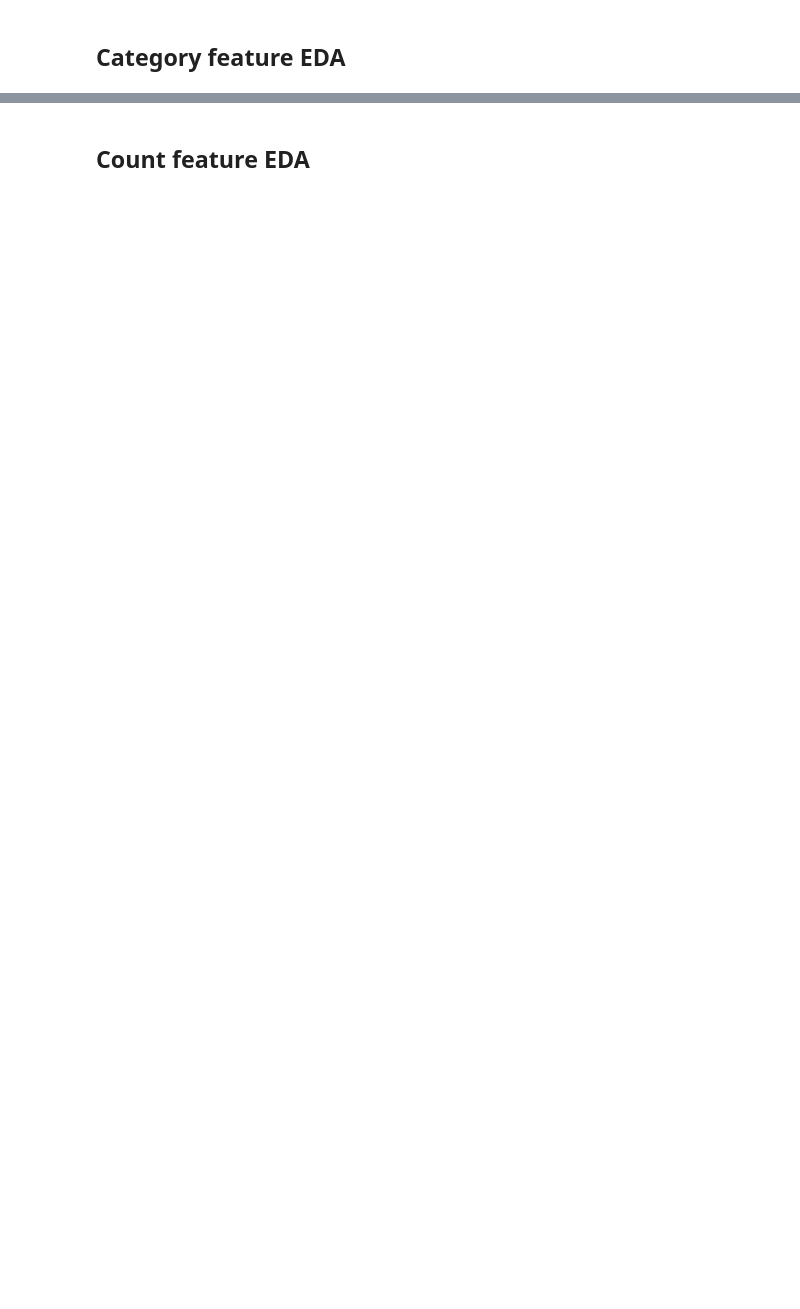
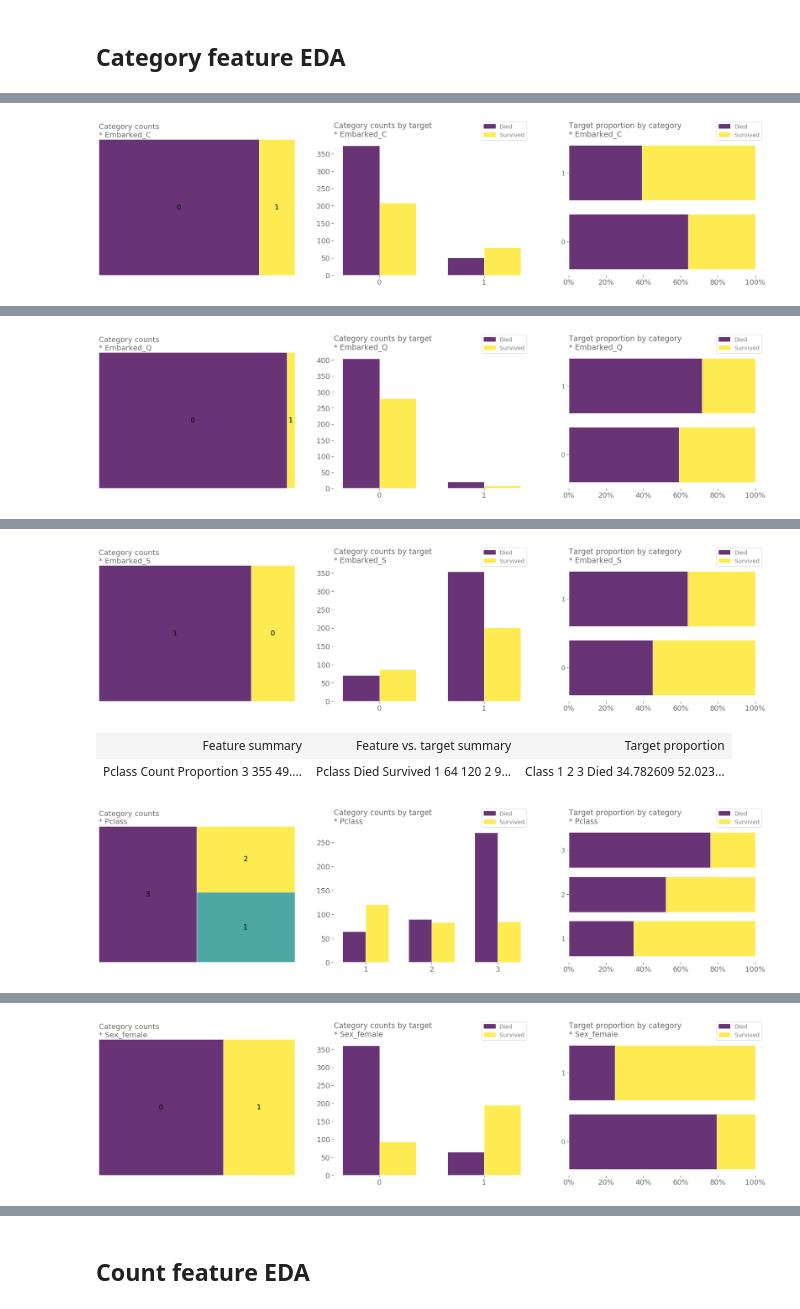
Before and after one commit to sudhu26/data-science-portfolio, a Jupyter notebook: kaggle/Titanic/kernel-Copy1.ipynb, the cells around one changed output, grey strips where cells are left out. Saved outputs shown, nothing was run; the diff lists cells and outputs as text; code cells hidden in the pictures; blank space fills up the shorter version.

```diff
--- a/kaggle/Titanic/kernel-Copy1.ipynb
+++ b/kaggle/Titanic/kernel-Copy1.ipynb
@@ -106,3 +50,16 @@ valid = mlm.Machine(
+# %%
+encode_pipe = PandasFeatureUnion([
+    ("nominal", make_pipeline(
+        DataFrameSelector(include_columns=mlmachine_demo.data.mlm_dtypes["nominal"]),
+        PandasPipeline(OneHotEncoder()),
+    )),
+    ("diff", make_pipeline(
+        DataFrameSelector(exclude_columns=mlmachine_demo.data.mlm_dtypes["nominal"]),
+    )),
+])
+
+mlmachine_demo.data = encode_pipe.fit_transform(mlmachine_demo.data)
+mlmachine_demo.update_dtypes()
 # %% [markdown]
 # EDA
 # %% [markdown]
@@ -113,10 +70,11 @@ valid = mlm.Machine(
 <a id = 'category-feature-EDA'></a>
 # %%
 # number features
-for feature in train.data.mlm_dtypes["category"]:
-    train.eda_cat_target_cat_feat(
+for feature in mlmachine_demo.data.mlm_dtypes["category"]:
+    mlmachine_demo.eda_cat_target_cat_feat(
         feature=feature,
         level_count_cap=10,
         legend_labels=["Died","Survived"],
         chart_scale=15
     )
+# %% [output]
@@ -122,0 +83 @@ for feature in train.data.mlm_dtypes["category"]:
+[figure, added]
@@ -122,0 +86 @@ for feature in train.data.mlm_dtypes["category"]:
+[figure, added]
@@ -122,0 +89,4 @@ for feature in train.data.mlm_dtypes["category"]:
+[figure, added]
+| Feature summary | Feature vs. target summary | Target proportion |
+| Pclass Count Proportion 3 355 49.... | Pclass Died Survived 1 64 120 2 9... | Class 1 2 3 Died 34.782609 52.023... |
+[figure, added]
@@ -122,0 +95 @@ for feature in train.data.mlm_dtypes["category"]:
+[figure, added]
```
Also changed, not shown: parts of 122 cells of this notebook, 2 other files.
